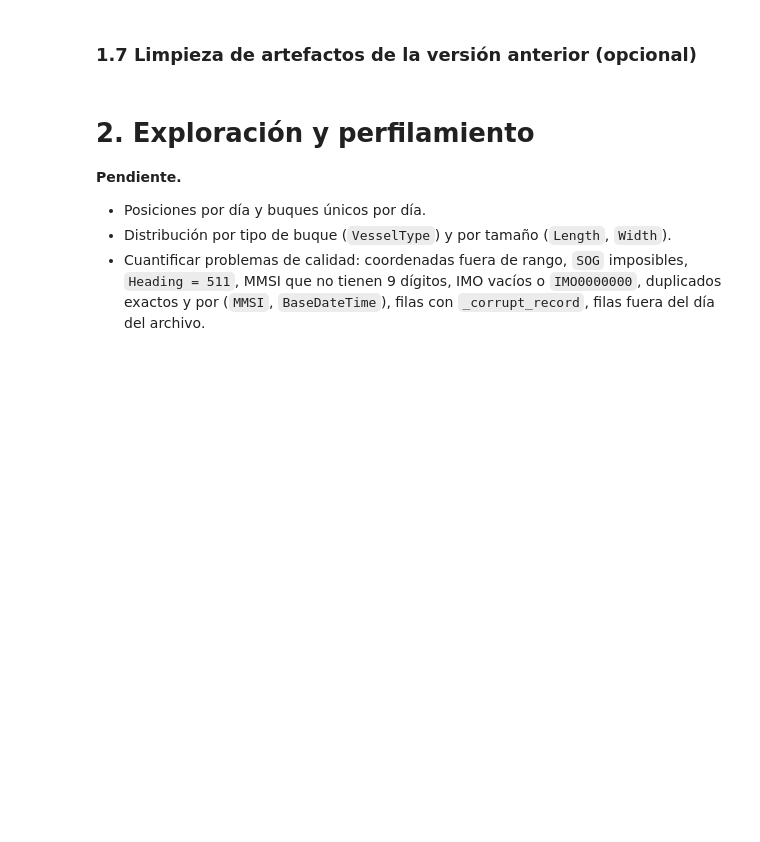
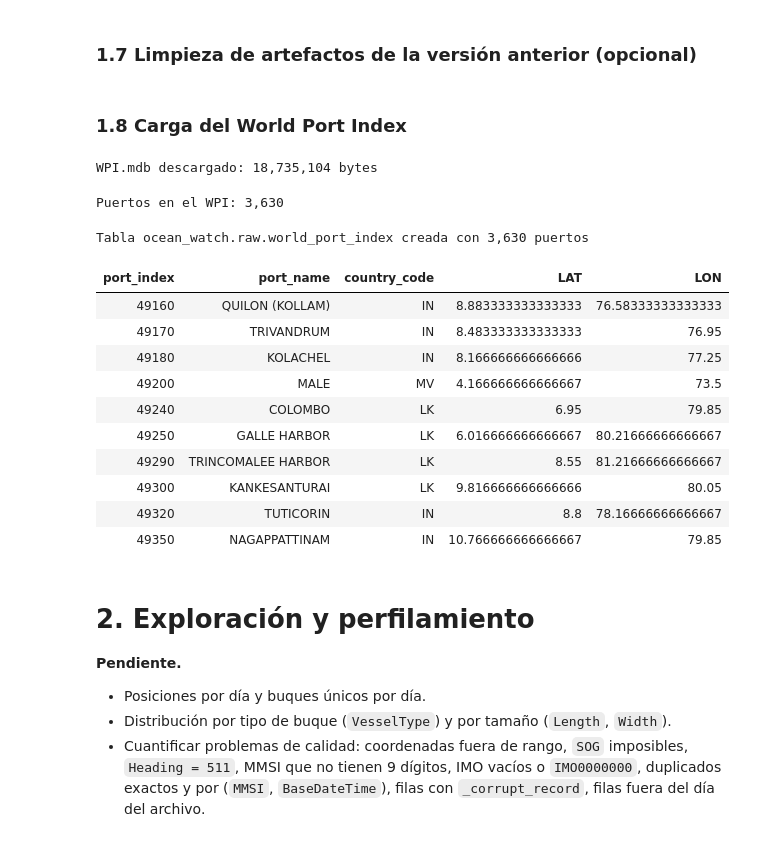
Before and after one commit to JuanDPerez/ocean-watch-analytics, a Jupyter notebook: ingest.ipynb, the cells around one changed output. Drawn from its saved outputs; the diff is of its cells as text; code cells hidden in the pictures; blank space fills up the shorter version.

```diff
--- a/ingest.ipynb
+++ b/ingest.ipynb
@@ -369,6 +437,65 @@ if CLEANUP_LEGACY:
             shutil.rmtree(path)
         elif os.path.exists(path):
             os.remove(path)
+# %% [markdown]
+### 1.8 Carga del World Port Index
+# %%
+WPI_FILE_ID = "1VyCGCAfFuEK7vB1C9Vq8iPdgBdu-LDM4"
+url = f"https://drive.google.com/uc?export=download&id={WPI_FILE_ID}"
+req = urllib.request.Request(url, headers={"User-Agent": "ocean-watch-analytics/1.0"})
+with urllib.request.urlopen(req, timeout=120) as resp:
+    zip_data = resp.read()
+
+os.makedirs("/tmp/wpi", exist_ok=True)
+with zipfile.ZipFile(io.BytesIO(zip_data)) as zf:
+    zf.extract("WPI.mdb", "/tmp/wpi/")
+print(f"WPI.mdb descargado: {os.path.getsize('/tmp/wpi/WPI.mdb'):,} bytes")
+# %% [output]
+WPI.mdb descargado: 18,735,104 bytes
+# %%
+from access_parser import AccessParser
+
+db = AccessParser("/tmp/wpi/WPI.mdb")
+table = db.get_table("Wpi Data")
+table.parse()
+import pandas as pd
+wpi_pdf = pd.DataFrame(table.parsed_table)
+print(f"Puertos en el WPI: {len(wpi_pdf):,}")
+# %% [output]
+Puertos en el WPI: 3,630
+# %%
+# Convertir coordenadas de grados+minutos a grados decimales
+# LAT = degrees + minutes/60, negativo si hemisferio es S
+# LON = degrees + minutes/60, negativo si hemisferio es W
+wpi_pdf["LAT"] = wpi_pdf["Latitude_degrees"] + wpi_pdf["Latitude_minutes"] / 60.0
+wpi_pdf.loc[wpi_pdf["Latitude_hemisphere"] == "S", "LAT"] *= -1
+wpi_pdf["LON"] = wpi_pdf["Longitude_degrees"] + wpi_pdf["Longitude_minutes"] / 60.0
+wpi_pdf.loc[wpi_pdf["Longitude_hemisphere"] == "W", "LON"] *= -1
+# %%
+wpi_cols = ["World_port_index_number", "Main_port_name", "Wpi_country_code", "LAT", "LON"]
+wpi_df = spark.createDataFrame(wpi_pdf[wpi_cols].rename(columns={
+    "World_port_index_number": "port_index",
+    "Main_port_name": "port_name",
+    "Wpi_country_code": "country_code",
+}))
+
+wpi_df.write.mode("overwrite").saveAsTable("ocean_watch.raw.world_port_index")
+print(f"Tabla ocean_watch.raw.world_port_index creada con {wpi_df.count():,} puertos")
+
+display(spark.table("ocean_watch.raw.world_port_index").limit(10))
+# %% [output]
+Tabla ocean_watch.raw.world_port_index creada con 3,630 puertos
+| port_index | port_name | country_code | LAT | LON |
+| 49160 | QUILON (KOLLAM) | IN | 8.883333333333333 | 76.58333333333333 |
+| 49170 | TRIVANDRUM | IN | 8.483333333333333 | 76.95 |
+| 49180 | KOLACHEL | IN | 8.166666666666666 | 77.25 |
+| 49200 | MALE | MV | 4.166666666666667 | 73.5 |
+| 49240 | COLOMBO | LK | 6.95 | 79.85 |
+| 49250 | GALLE HARBOR | LK | 6.016666666666667 | 80.21666666666667 |
+| 49290 | TRINCOMALEE HARBOR | LK | 8.55 | 81.21666666666667 |
+| 49300 | KANKESANTURAI | LK | 9.816666666666666 | 80.05 |
+| 49320 | TUTICORIN | IN | 8.8 | 78.16666666666667 |
+| 49350 | NAGAPPATTINAM | IN | 10.766666666666667 | 79.85 |
 # %% [markdown]
 # 2. Exploración y perfilamiento
 
```
Also changed, not shown: parts of 23 cells of this notebook.
